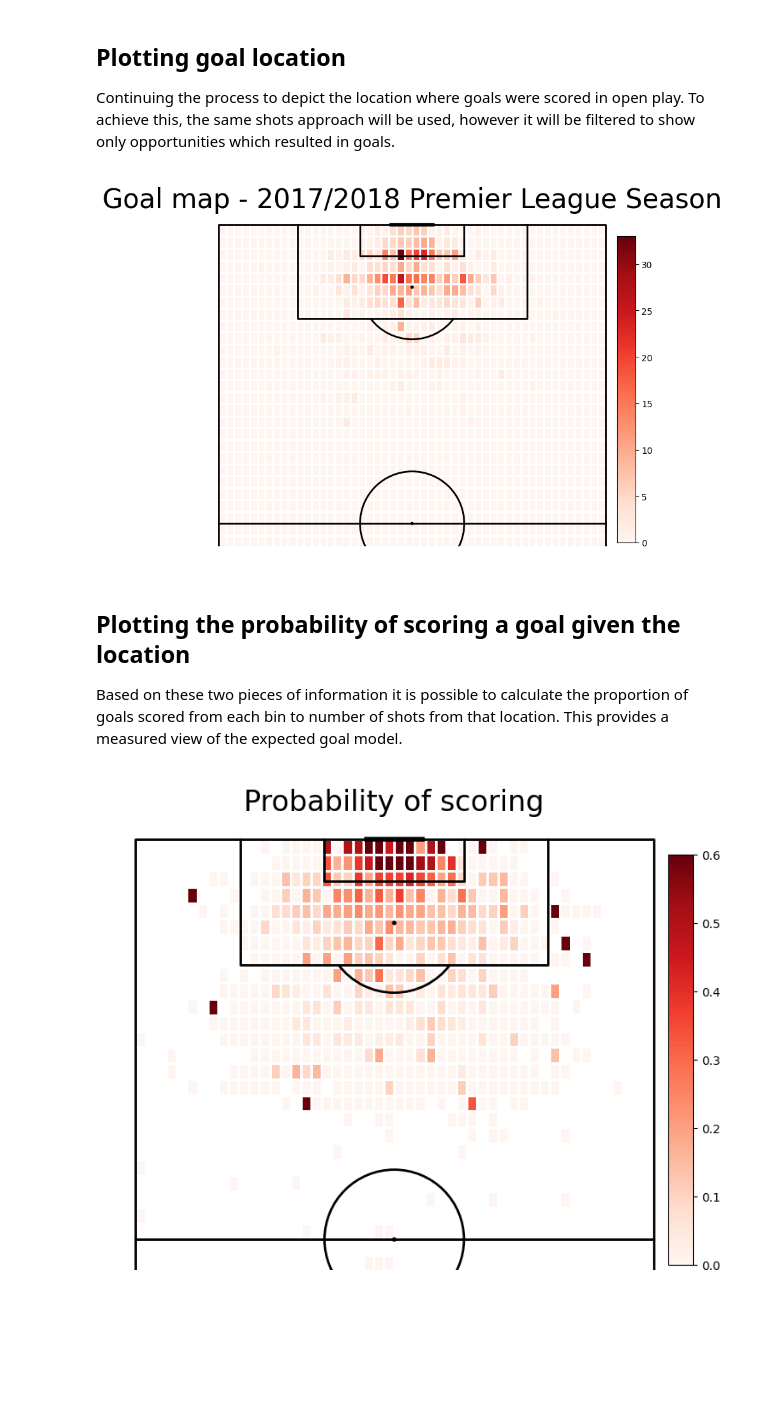
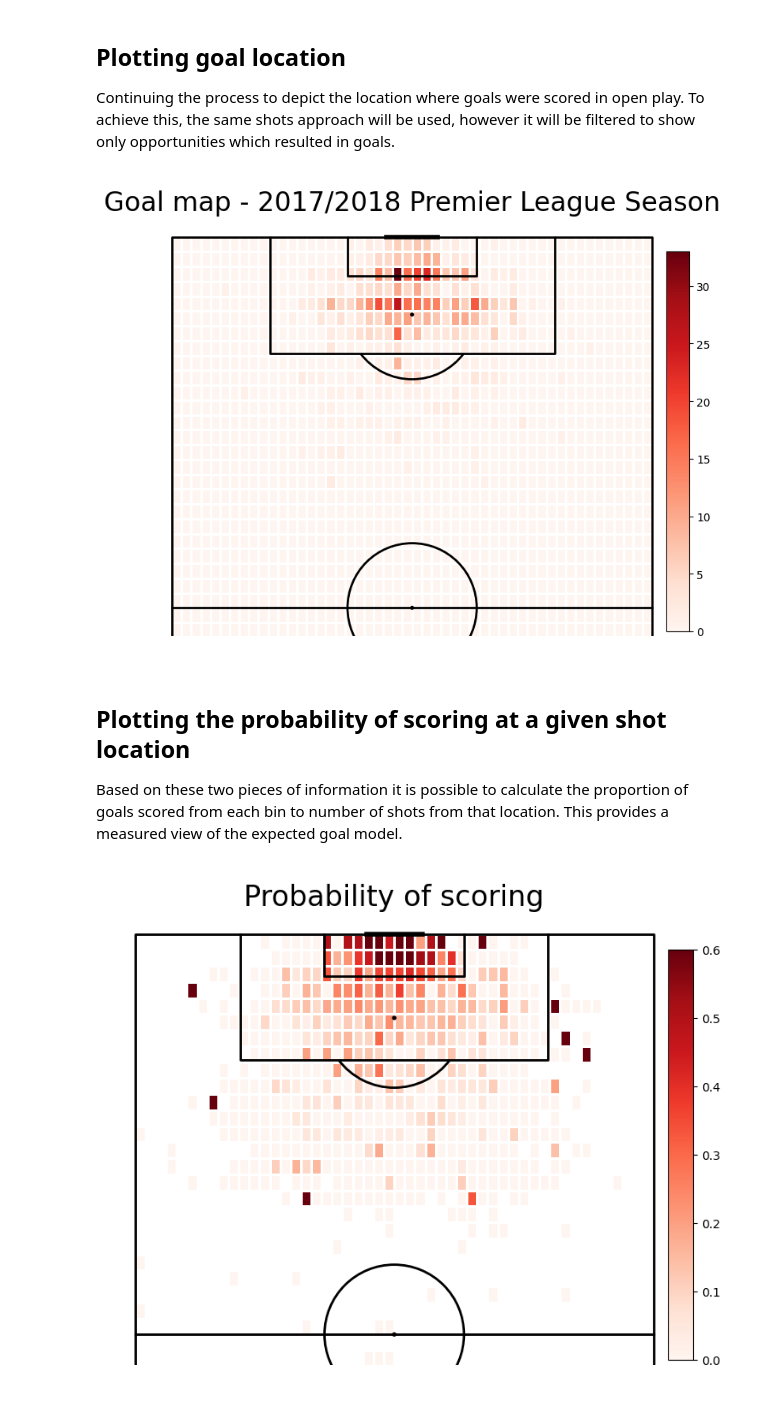
Before and after one commit to khoffLSU/footy_analytics, a Jupyter notebook: Expected goals.ipynb, the cells around one changed output. Saved outputs shown, nothing was run; the diff lists cells and outputs as text; code cells hidden in the pictures; blank space fills up the shorter version.

```diff
--- a/Expected goals.ipynb
+++ b/Expected goals.ipynb
@@ -99,26 +102,26 @@ Continuing the process to depict the location where goals were scored in open pl
 # %%
 #take only goals
 goals = shots.loc[shots["Goal"] == 1]
 #plot pitch
 pitch = VerticalPitch(line_color='black', half = True, pitch_type='custom', pitch_length=105, pitch_width=68, line_zorder = 2)
 fig, ax = pitch.grid(grid_height=0.9, title_height=0.06, axis=False, figheight=6,
                      endnote_height=0.04, title_space=0, endnote_space=0)
 
 #calculate number of goals in each bin
 bin_statistic_goals = pitch.bin_statistic(105 - goals.X, goals.Y, bins=50)
 
 #plot heatmap
 pcm = pitch.heatmap(bin_statistic_goals, ax=ax["pitch"], cmap='Reds', edgecolor='white')
 
 #make legend
 ax_cbar = fig.add_axes((0.95, 0.05, 0.04, 0.8))
 cbar = plt.colorbar(pcm, cax=ax_cbar)
-fig.suptitle('Goal map - 2017/2018 Premier League Season' , fontsize = 30)
+fig.suptitle('Goal map - 2017/2018 Premier League Season' , fontsize = 24)
 plt.show()
 # %% [output]
-[figure, old version]
+[figure, new version]
 # %% [markdown]
-## Plotting the probability of scoring a goal given the location
+## Plotting the probability of scoring at a given shot location
 Based on these two pieces of information it is possible to calculate the proportion of goals scored from each bin to number of shots from that location.  This provides a measured view of the expected goal model.
 # %%
 #plot pitch
```
Also changed, not shown: parts of 36 cells of this notebook.
